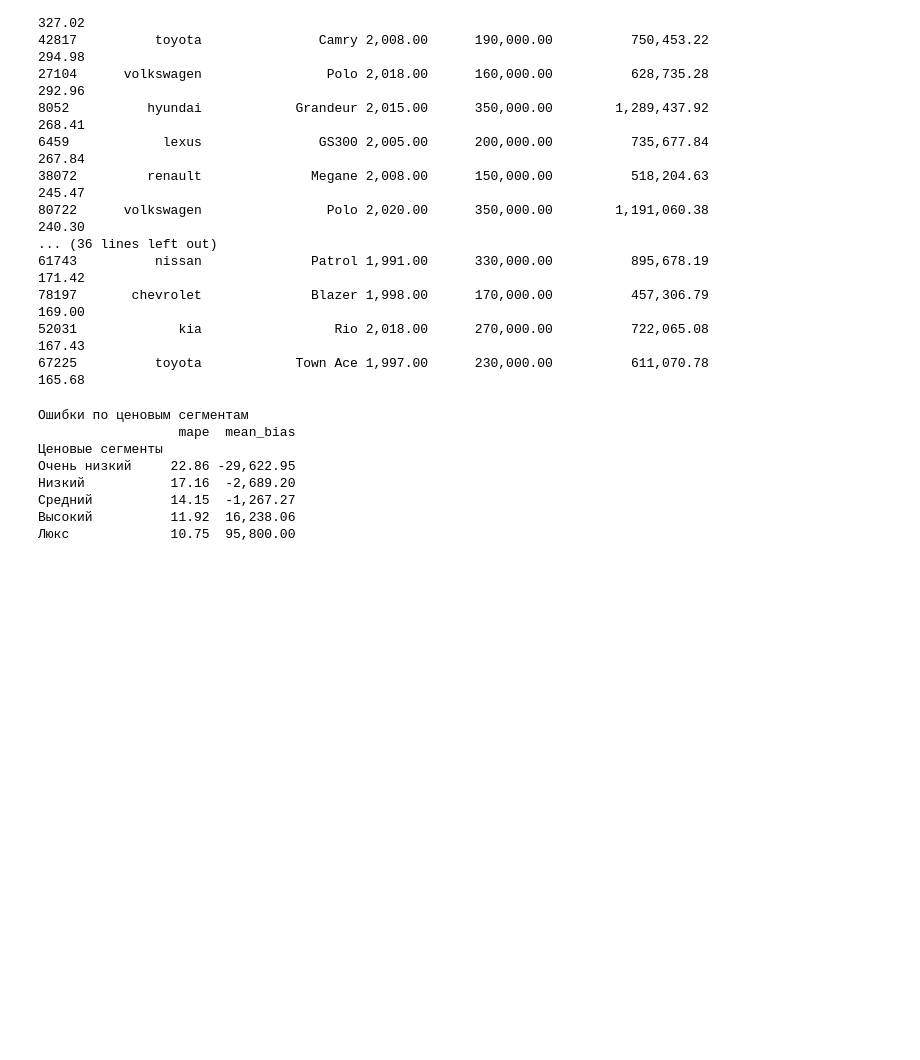
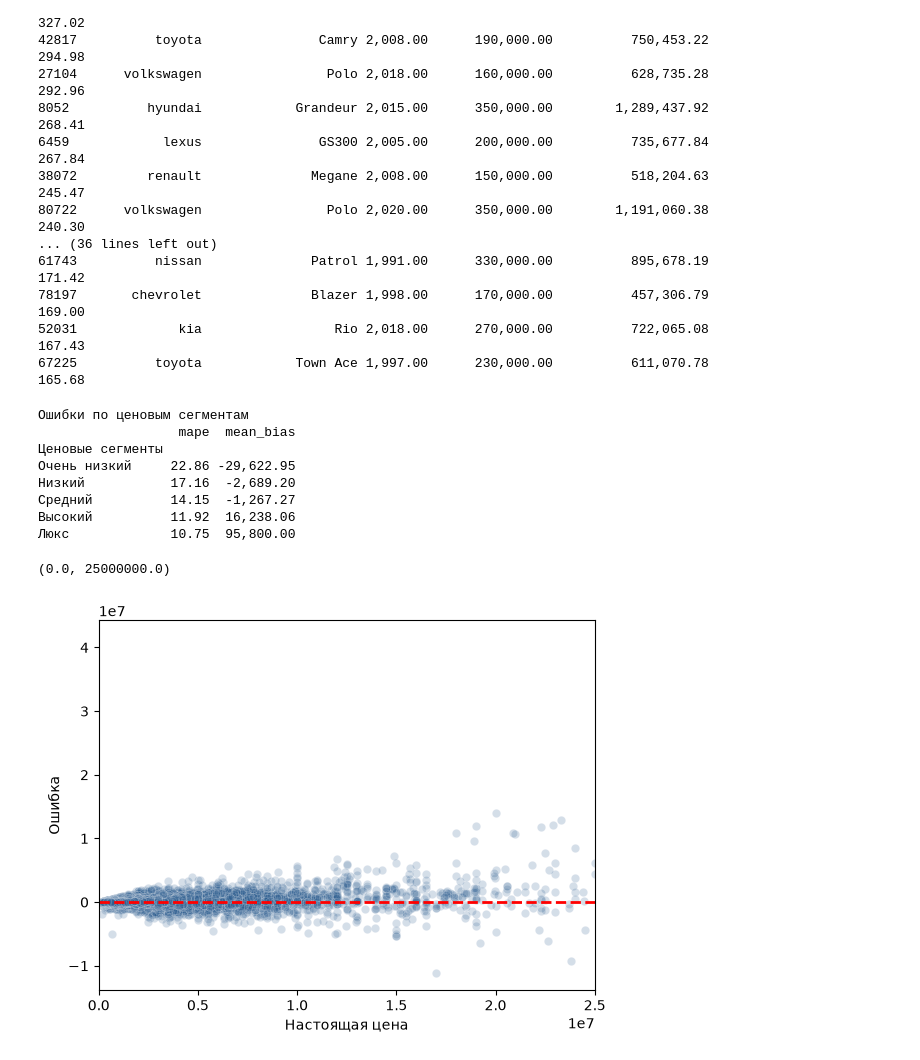
Before and after one commit to deviloon/car-price-analyzer, a Jupyter notebook: researches/04_error_analysis.ipynb, the cells around one changed output. Drawn from its saved outputs; the diff is of its cells as text; code cells hidden in the pictures; blank space fills up the shorter version.

```diff
--- a/researches/04_error_analysis.ipynb
+++ b/researches/04_error_analysis.ipynb
@@ -139,3 +139,19 @@ print(price_segment_errors)
 Средний          14.15  -1,267.27
 Высокий          11.92  16,238.06
 Люкс             10.75  95,800.00
+# %%
+sns.scatterplot(
+    data=df,
+    x="Настоящая цена",
+    y="Ошибка",
+    alpha=0.2,
+    color="#2b5c8f",
+)
+
+plt.axhline(
+    0, color="red", linestyle="--", linewidth=2, label="Нулевая ошибка"
+)
+plt.xlim(0, 25_000_000)
+# %% [output]
+(0.0, 25000000.0)
+[figure, added]
```
Also changed, not shown: parts of 1 cell of this notebook.
